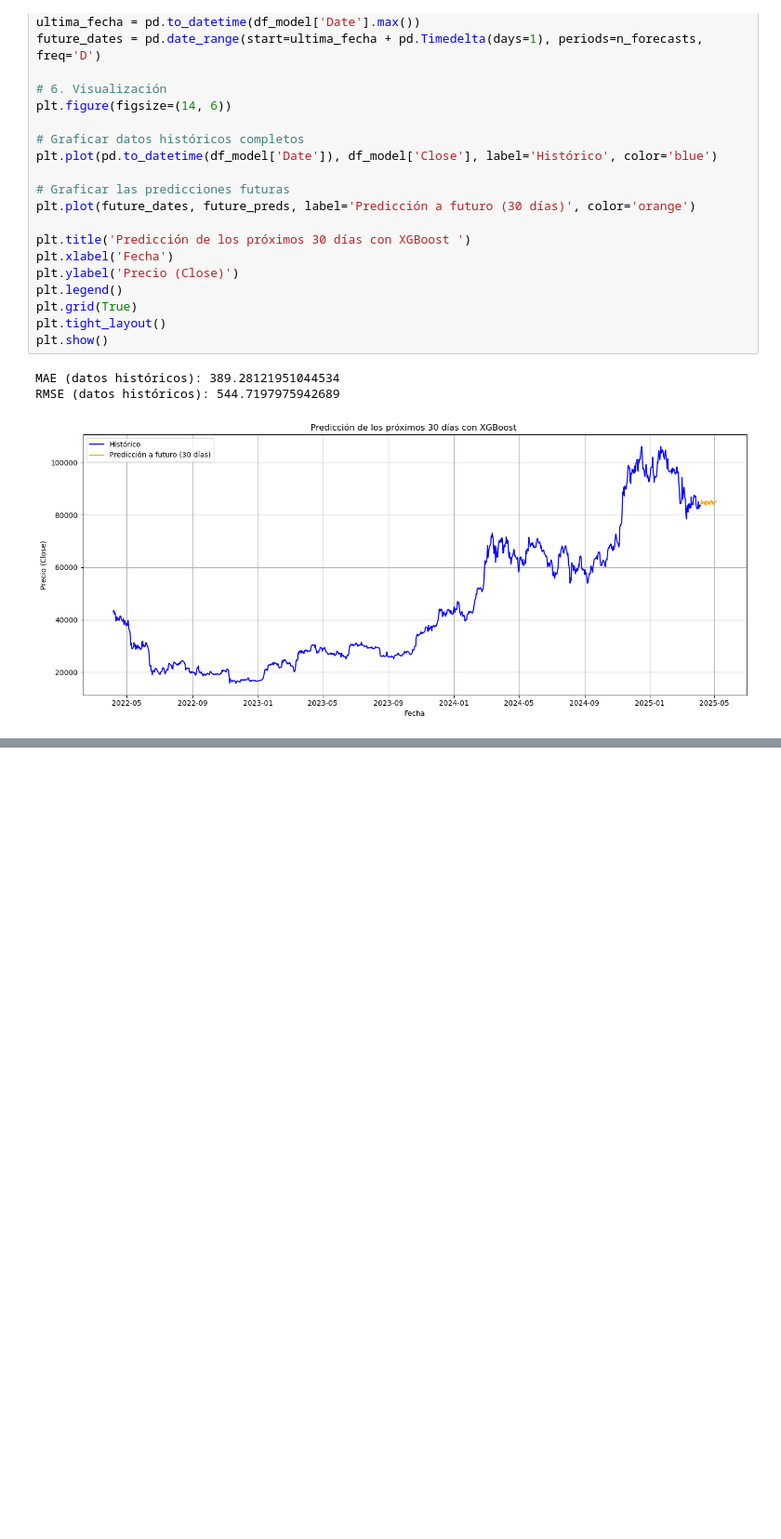
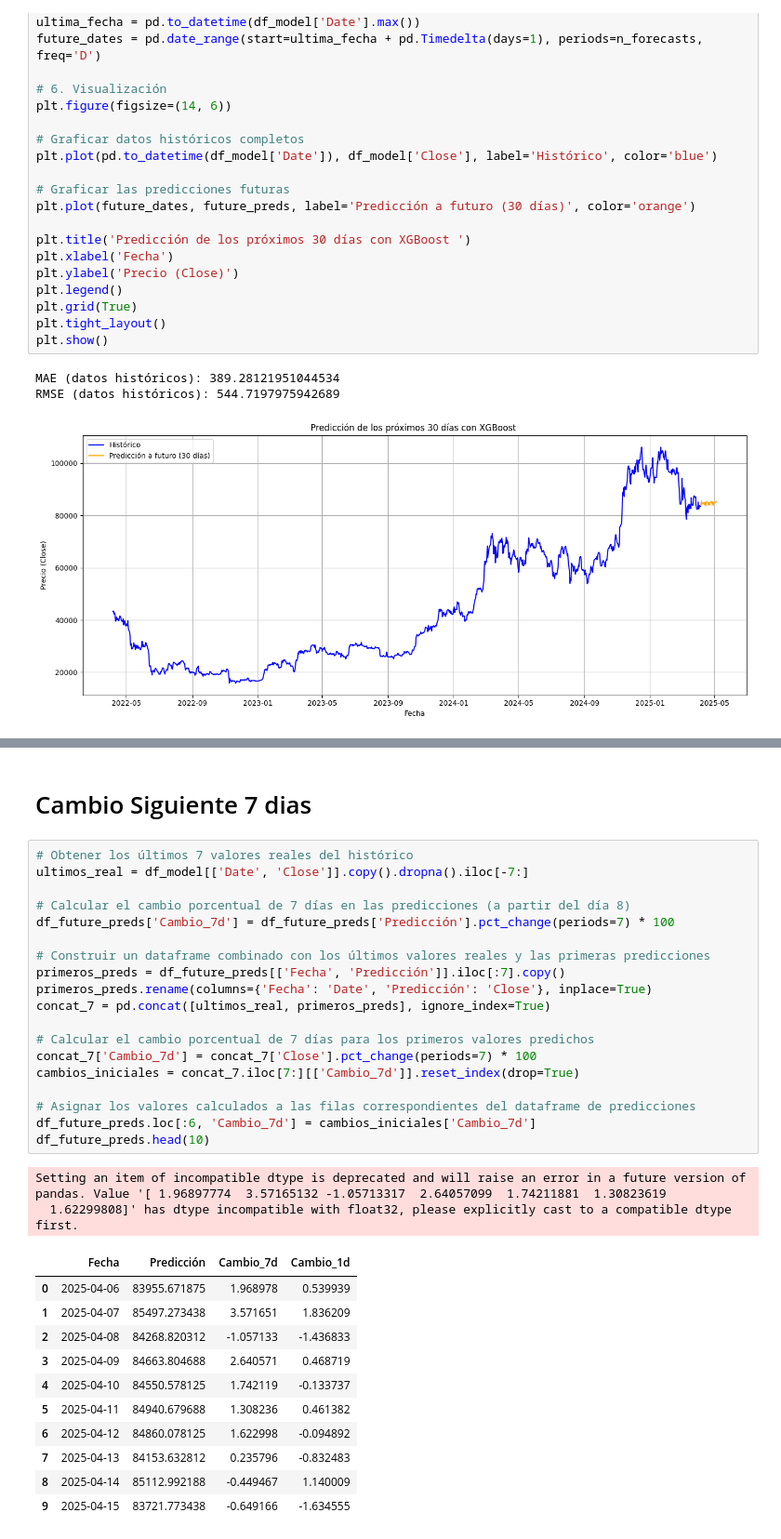
Before and after one commit to seba098098/Projecto_TRM, a Jupyter notebook: Notebooks/04_Modelado_Predictivo_Con_ML_XGB_ARIMA..ipynb, the cells around one changed output, grey strips where cells are left out. Shown at 93% size. Cells and saved outputs as stored; diff of their text form; blank space fills up the shorter version.

```diff
--- a/Notebooks/04_Modelado_Predictivo_Con_ML_XGB_ARIMA..ipynb
+++ b/Notebooks/04_Modelado_Predictivo_Con_ML_XGB_ARIMA..ipynb
@@ -940,0 +934,35 @@ print(test_prophet.head())
+# %% [markdown]
+# Cambio Siguiente 7 dias
+# %%
+# Obtener los últimos 7 valores reales del histórico
+ultimos_real = df_model[['Date', 'Close']].copy().dropna().iloc[-7:]
+
+# Calcular el cambio porcentual de 7 días en las predicciones (a partir del día 8)
+df_future_preds['Cambio_7d'] = df_future_preds['Predicción'].pct_change(periods=7) * 100
+
+# Construir un dataframe combinado con los últimos valores reales y las primeras predicciones
+primeros_preds = df_future_preds[['Fecha', 'Predicción']].iloc[:7].copy()
+primeros_preds.rename(columns={'Fecha': 'Date', 'Predicción': 'Close'}, inplace=True)
+concat_7 = pd.concat([ultimos_real, primeros_preds], ignore_index=True)
+
+# Calcular el cambio porcentual de 7 días para los primeros valores predichos
+concat_7['Cambio_7d'] = concat_7['Close'].pct_change(periods=7) * 100
+cambios_iniciales = concat_7.iloc[7:][['Cambio_7d']].reset_index(drop=True)
+
+# Asignar los valores calculados a las filas correspondientes del dataframe de predicciones
+df_future_preds.loc[:6, 'Cambio_7d'] = cambios_iniciales['Cambio_7d']
+df_future_preds.head(10)
+# %% [output]
+Setting an item of incompatible dtype is deprecated and will raise an error in a future version of pandas. Value '[ 1.96897774  3.57165132 -1.05713317  2.64057099  1.74211881  1.30823619
+  1.62299808]' has dtype incompatible with float32, please explicitly cast to a compatible dtype first.
+|  | Fecha | Predicción | Cambio_7d | Cambio_1d |
+| 0 | 2025-04-06 | 83955.671875 | 1.968978 | 0.539939 |
+| 1 | 2025-04-07 | 85497.273438 | 3.571651 | 1.836209 |
+| 2 | 2025-04-08 | 84268.820312 | -1.057133 | -1.436833 |
+| 3 | 2025-04-09 | 84663.804688 | 2.640571 | 0.468719 |
+| 4 | 2025-04-10 | 84550.578125 | 1.742119 | -0.133737 |
+| 5 | 2025-04-11 | 84940.679688 | 1.308236 | 0.461382 |
+| 6 | 2025-04-12 | 84860.078125 | 1.622998 | -0.094892 |
+| 7 | 2025-04-13 | 84153.632812 | 0.235796 | -0.832483 |
+| 8 | 2025-04-14 | 85112.992188 | -0.449467 | 1.140009 |
+| 9 | 2025-04-15 | 83721.773438 | -0.649166 | -1.634555 |
```
Also changed, not shown: parts of 19 cells of this notebook, 1 other file.
